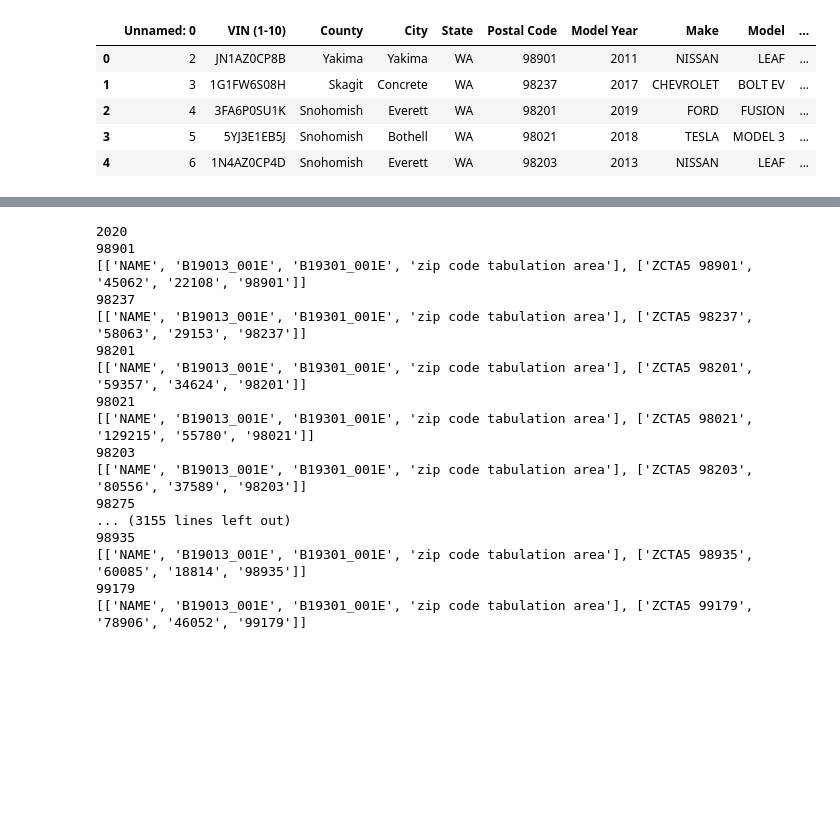
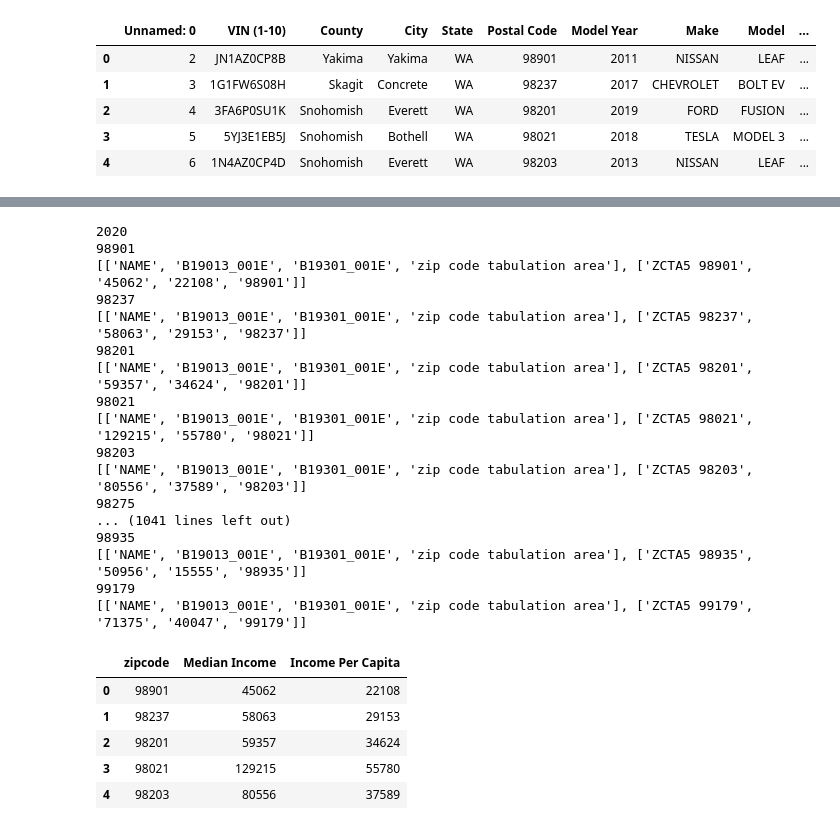
Before and after one commit to caelwillis/group-4-proj-1, a Jupyter notebook: CensusBureauAPIWrapping.ipynb, the cells around one changed output, grey strips where cells are left out. Drawn from its saved outputs; the diff is of its cells as text; code cells hidden in the pictures; blank space fills up the shorter version.

Commit message:
census dataframe complete

```diff
--- a/CensusBureauAPIWrapping.ipynb
+++ b/CensusBureauAPIWrapping.ipynb
@@ -46,10 +66,14 @@ base_url = 'https://api.census.gov/data/2022/acs/acs5?get='
 # %%
 import requests
 import json
+from data_compilation import census_key
+zipcode_list = []
+income_census = []
+income_pc_census = []
 # Replace 'your_api_key_here' with your actual Census API key
 api_key = '2dd7e9076df3078c080c3f8749e8231f1501927d'
 # Create a Census connection
-years = [2020, 2021, 2022]
+years = [2020]
 for year in years:
     print(year)
     base_url = f'https://api.census.gov/data/{year}/acs/acs5?get='
@@ -60,6 +84,10 @@ for year in years:
 
         try:
             response = requests.get(url).json()
+            zipcode_list.append(response[1][3])
+            income_census.append(response[1][1])
+            income_pc_census.append(response[1][2])
+
             print(response)
         except:
             print('zipcode not found')
@@ -79,11 +107,25 @@ for year in years:
 98203
 [['NAME', 'B19013_001E', 'B19301_001E', 'zip code tabulation area'], ['ZCTA5 98203', '80556', '37589', '98203']]
 98275
-... (3155 lines left out)
+... (1041 lines left out)
 98935
-[['NAME', 'B19013_001E', 'B19301_001E', 'zip code tabulation area'], ['ZCTA5 98935', '60085', '18814', '98935']]
+[['NAME', 'B19013_001E', 'B19301_001E', 'zip code tabulation area'], ['ZCTA5 98935', '50956', '15555', '98935']]
 99179
-[['NAME', 'B19013_001E', 'B19301_001E', 'zip code tabulation area'], ['ZCTA5 99179', '78906', '46052', '99179']]
+[['NAME', 'B19013_001E', 'B19301_001E', 'zip code tabulation area'], ['ZCTA5 99179', '71375', '40047', '99179']]
+# %%
+census_df = pd.DataFrame({
+    'zipcode': zipcode_list,
+    'Median Income': income_census,
+    'Income Per Capita': income_pc_census
+})
+census_df.head()
+# %% [output]
+|  | zipcode | Median Income | Income Per Capita |
+| 0 | 98901 | 45062 | 22108 |
+| 1 | 98237 | 58063 | 29153 |
+| 2 | 98201 | 59357 | 34624 |
+| 3 | 98021 | 129215 | 55780 |
+| 4 | 98203 | 80556 | 37589 |
 # %%
 from us import states
 print(states.WA.fips)
```
Also changed, not shown: parts of 3 cells of this notebook, 1 other file.
